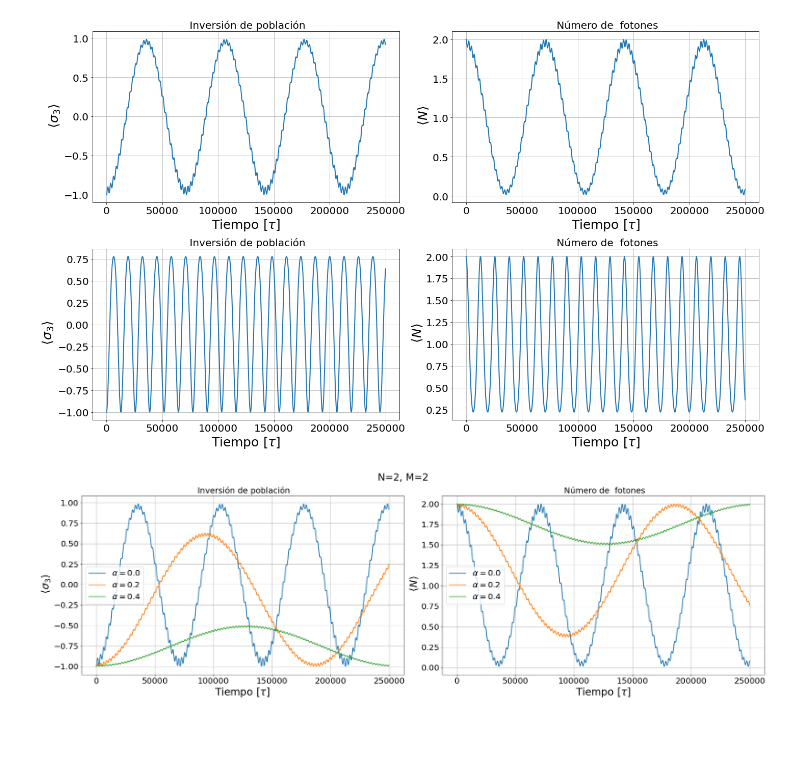
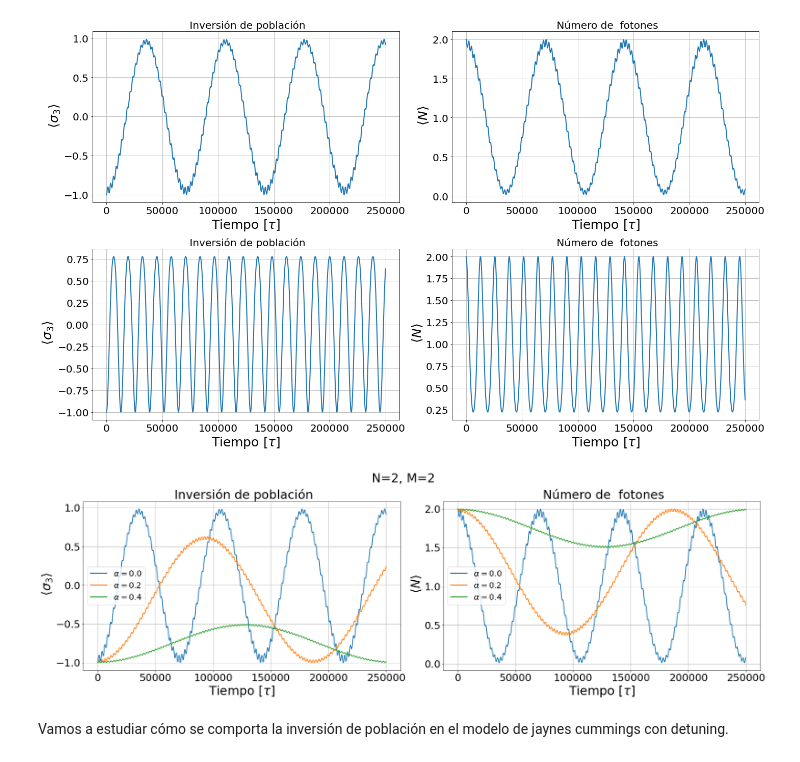
Before and after one commit to juanF9910/Trabajo_Grado_git, a Jupyter notebook: niveles_E2.ipynb, the cells around one changed output. Cells and saved outputs as stored; diff of their text form; code cells hidden in the pictures; blank space fills up the shorter version.

```diff
--- a/niveles_E2.ipynb
+++ b/niveles_E2.ipynb
@@ -801,46 +800,46 @@ for S in range (2, 3):
 
         fig, ax=plt.subplots(1,2, figsize=(25,8))
 
-        fig.suptitle(r"N={}, M={}".format(N,M), fontsize=24)
+        fig.suptitle(r"N={}, M={}".format(N,M), fontsize=30)
 
         for i in alpha:
 
             y=R*(1+i)
             P=posiciones2(y,M) #en el ecuador
             momentos=Momentos2(P) #dipolos apuntando en dirección radial
             H=H1+H2+HradI1(M, momentos, sigmas, P, a, y)+HdipI(M, momentos, sigmas)
             result=mesolve( Qobj(H), Qobj(psi0), t, [], [Qobj(S3), Qobj(n), Qobj(N_e) ]  )
 
-            #result2=mesolve( Qobj(H), Qobj(psi0), t, [], [] )
-
 
             ax[0].plot(t, (1/M)*result.expect[0], label=r"$\alpha={}$".format(np.round(i,2)),lw=2)
-            ax[0].set_title(" Inversión de población", fontsize=20)
-            ax[0].tick_params(axis='x', labelsize=20)
-            ax[0].tick_params(axis='y', labelsize=20)
-            ax[0].set_xlabel(r"Tiempo $[\tau]$", fontsize=25)
-            ax[0].set_ylabel(r" $\langle \sigma_3{} \rangle$",fontsize=25)
+            ax[0].set_title(" Inversión de población", fontsize=30)
+            ax[0].tick_params(axis='x', labelsize=25)
+            ax[0].tick_params(axis='y', labelsize=25)
+            ax[0].set_xlabel(r"Tiempo $[\tau]$", fontsize=30)
+            ax[0].set_ylabel(r" $\langle \sigma_3{} \rangle$",fontsize=30)
             ax[0].grid()
             ax[0].legend(fontsize=20)
             plt.tight_layout()
 
 
 
 
             ax[1].plot(t, result.expect[1], label=r"$\alpha={}$".format(np.round(i,2)),lw=2)
-            ax[1].set_title(" Número de  fotones", fontsize=20)
-            ax[1].tick_params(axis='x', labelsize=20)
-            ax[1].tick_params(axis='y', labelsize=20)
-            ax[1].set_xlabel(r"Tiempo $[\tau]$", fontsize=25)
-            ax[1].set_ylabel(r" $\langle N \rangle$",fontsize=25)
+            ax[1].set_title(" Número de  fotones", fontsize=30)
+            ax[1].tick_params(axis='x', labelsize=25)
+            ax[1].tick_params(axis='y', labelsize=25)
+            ax[1].set_xlabel(r"Tiempo $[\tau]$", fontsize=30)
+            ax[1].set_ylabel(r" $\langle N \rangle$",fontsize=30)
             ax[1].grid()
             ax[1].legend(fontsize=20)
             plt.tight_layout()
 
         fig.savefig('Evolución_variada{}.png'.format(S), format='png', bbox_inches='tight')
 
 
 
 plt.show()
 # %% [output]
-[figure, old version]
+[figure, new version]
+# %% [markdown]
+Vamos a estudiar cómo se comporta la inversión de población en el modelo de jaynes cummings con detuning.
```
Also changed, not shown: parts of 4 cells of this notebook, 2 other files.
